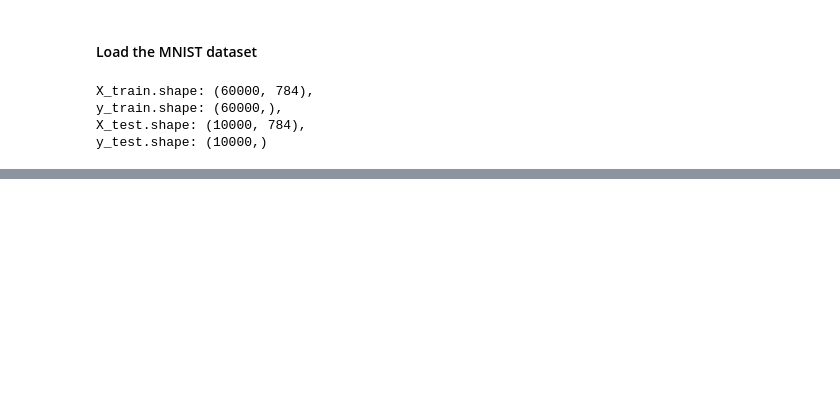
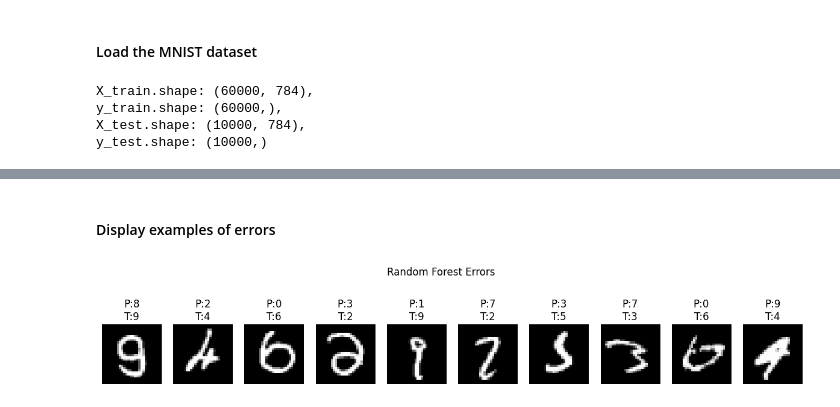
Before and after one commit to AnDeresh/Winstars-AI-DS-Internship-Test, a Jupyter notebook: mnist-classification/demo.ipynb, the cells around one changed output, grey strips where cells are left out. Drawn from its saved outputs; the diff is of its cells as text; code cells hidden in the pictures; blank space fills up the shorter version.

```diff
--- a/mnist-classification/demo.ipynb
+++ b/mnist-classification/demo.ipynb
@@ -38,0 +95,21 @@ print(f"CNN Accuracy: {cnn_accuracy:.4f}")
+# %%
+def show_errors(X_test, y_test, predictions, model_name, n=10):
+    # Find indices of misclassified samples
+    errors = np.where(predictions != y_test)[0]
+
+    plt.figure(figsize=(15, 3))
+    for i in range(n):
+        idx = errors[i]
+        plt.subplot(1, n, i+1)
+        plt.imshow(X_test[idx].reshape(28, 28), cmap='gray')
+        plt.title(f"P:{predictions[idx]}\nT:{y_test[idx]}")
+        plt.axis('off')
+
+    plt.suptitle(f"{model_name} Errors")
+    plt.show()
+# %% [markdown]
+#### Display examples of errors
+# %%
+show_errors(X_test, y_test, rf_predictions, "Random Forest")
+# %% [output]
+[figure, added]
```
Also changed, not shown: parts of 27 cells of this notebook.
